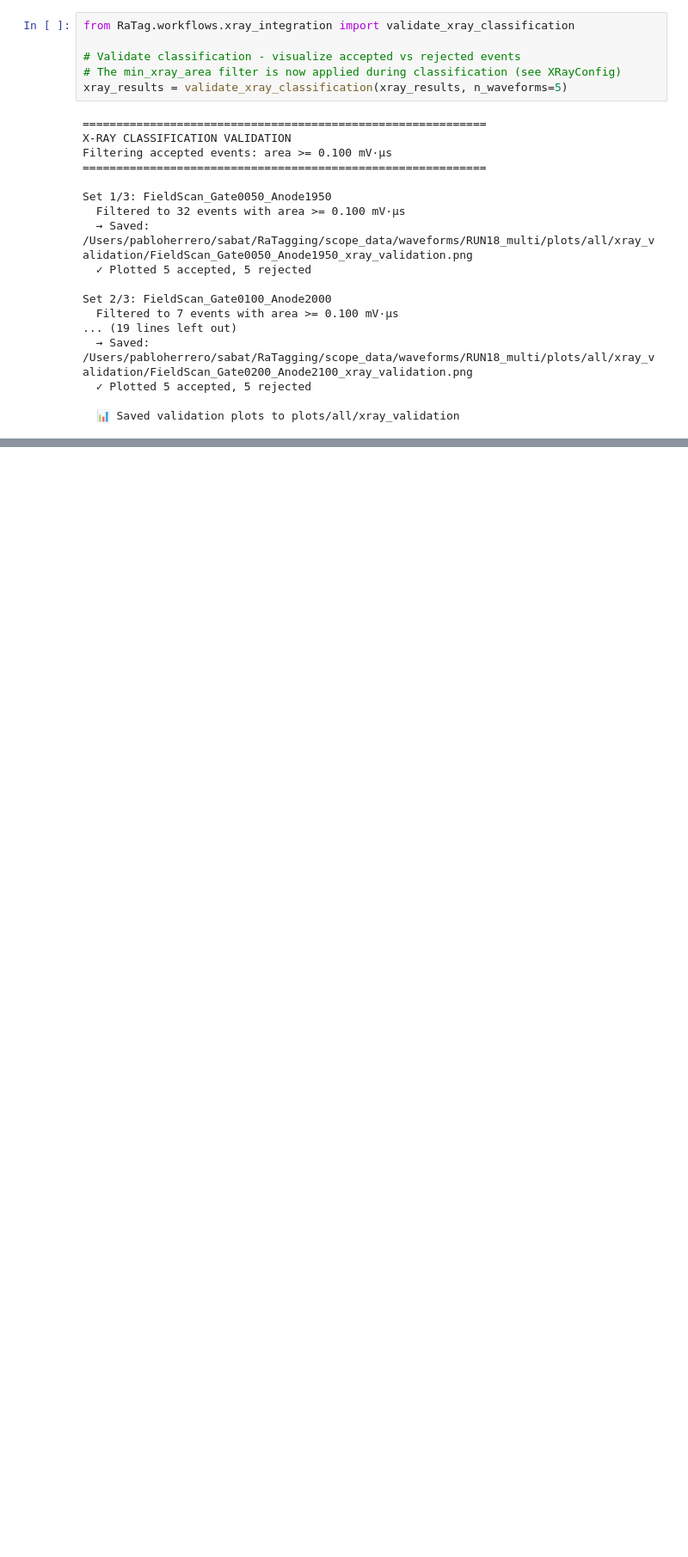
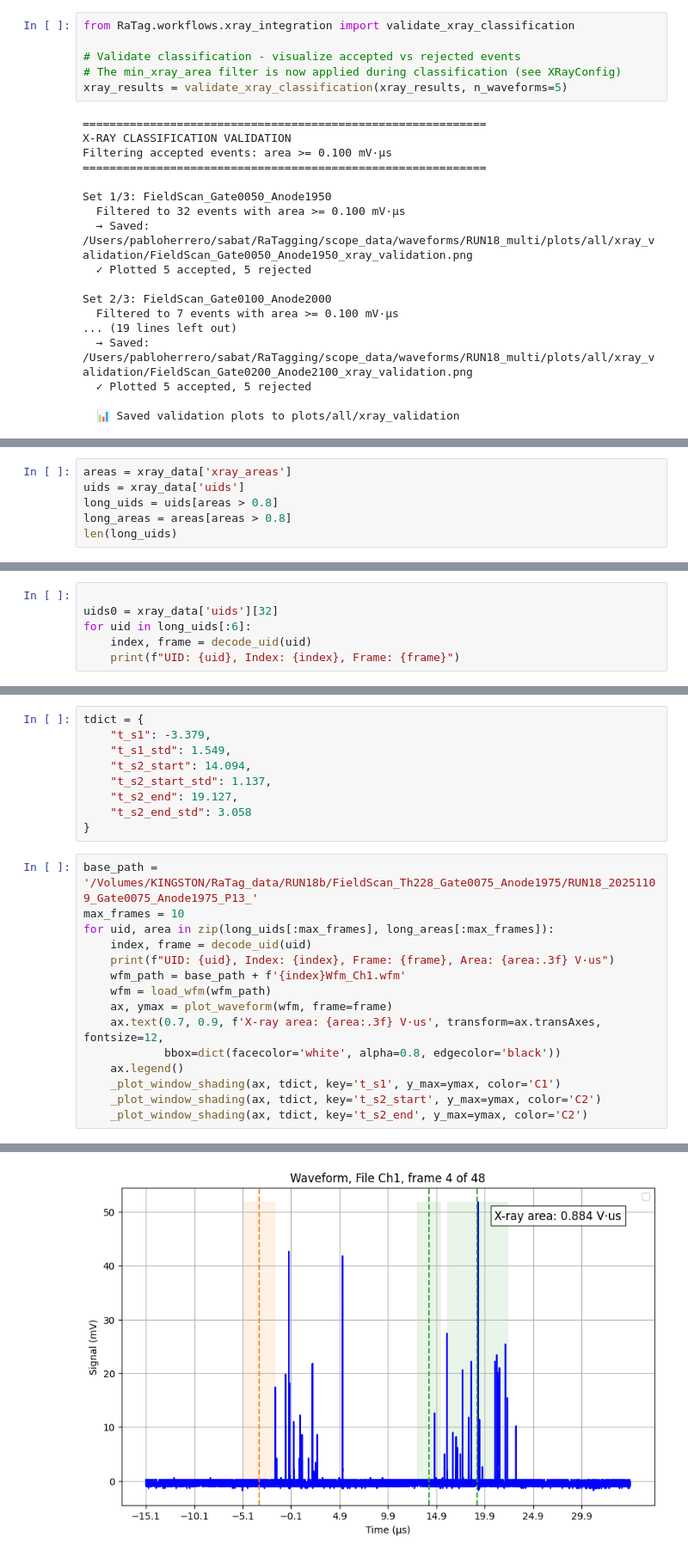
Before and after one commit to proscrite/RaTag, a Jupyter notebook: notebooks/xray-diagnostic.ipynb, the cells around one changed output, grey strips where cells are left out. Shown at 86% size. Cells and saved outputs as stored; diff of their text form; blank space fills up the shorter version.

```diff
--- a/notebooks/xray-diagnostic.ipynb
+++ b/notebooks/xray-diagnostic.ipynb
@@ -114,0 +122,6 @@ plt.gca().set(xlabel='X-ray area [V·us]', ylabel='Counts', title='X-ray area di
+# %%
+areas = xray_data['xray_areas']
+uids = xray_data['uids']
+long_uids = uids[areas > 0.8]
+long_areas = areas[areas > 0.8]
+len(long_uids)
@@ -114,0 +130,6 @@ plt.gca().set(xlabel='X-ray area [V·us]', ylabel='Counts', title='X-ray area di
+# %%
+
+uids0 = xray_data['uids'][32]
+for uid in long_uids[:6]:
+    index, frame = decode_uid(uid)
+    print(f"UID: {uid}, Index: {index}, Frame: {frame}")
@@ -114,0 +143,25 @@ plt.gca().set(xlabel='X-ray area [V·us]', ylabel='Counts', title='X-ray area di
+# %%
+tdict = {
+    "t_s1": -3.379,
+    "t_s1_std": 1.549,
+    "t_s2_start": 14.094,
+    "t_s2_start_std": 1.137,
+    "t_s2_end": 19.127,
+    "t_s2_end_std": 3.058
+}
+# %%
+base_path = '/Volumes/KINGSTON/RaTag_data/RUN18b/FieldScan_Th228_Gate0075_Anode1975/RUN18_20251109_Gate0075_Anode1975_P13_'
+max_frames = 10
+for uid, area in zip(long_uids[:max_frames], long_areas[:max_frames]):
+    index, frame = decode_uid(uid)
+    print(f"UID: {uid}, Index: {index}, Frame: {frame}, Area: {area:.3f} V·us")
+    wfm_path = base_path + f'{index}Wfm_Ch1.wfm'
+    wfm = load_wfm(wfm_path)
+    ax, ymax = plot_waveform(wfm, frame=frame)
+    ax.text(0.7, 0.9, f'X-ray area: {area:.3f} V·us', transform=ax.transAxes, fontsize=12,
+            bbox=dict(facecolor='white', alpha=0.8, edgecolor='black'))
+    ax.legend()
+    _plot_window_shading(ax, tdict, key='t_s1', y_max=ymax, color='C1')
+    _plot_window_shading(ax, tdict, key='t_s2_start', y_max=ymax, color='C2')
+    _plot_window_shading(ax, tdict, key='t_s2_end', y_max=ymax, color='C2')
+# %% [output]
@@ -114,0 +178 @@ plt.gca().set(xlabel='X-ray area [V·us]', ylabel='Counts', title='X-ray area di
+[figure, added]
```
Also changed, not shown: parts of 37 cells of this notebook, 4 other files.
